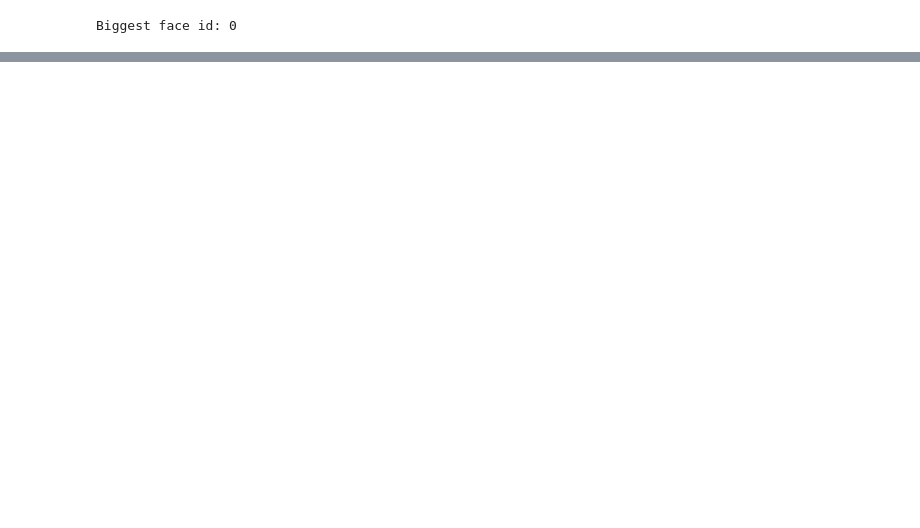
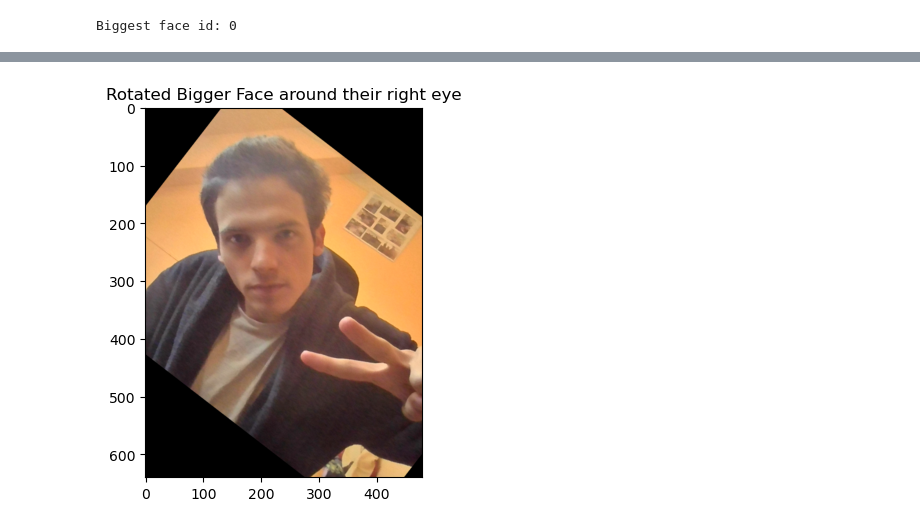
Before and after one commit to TytanMikJas/FaceRecognitionPipeline, a Jupyter notebook: notebooks/phase_1.ipynb, the cells around one changed output, grey strips where cells are left out. Drawn from its saved outputs; the diff is of its cells as text; code cells hidden in the pictures; blank space fills up the shorter version.

```diff
--- a/notebooks/phase_1.ipynb
+++ b/notebooks/phase_1.ipynb
@@ -47,0 +52,7 @@ Biggest face id: 0
+# %%
+rotated_img = reset_face_angle(original_img, detections[biggest_face_idx])
+plt.imshow(rotated_img)
+plt.title("Rotated Bigger Face around their right eye")
+plt.show()
+# %% [output]
+[figure, added]
```
Also changed, not shown: parts of 9 cells of this notebook, 3 other files.
